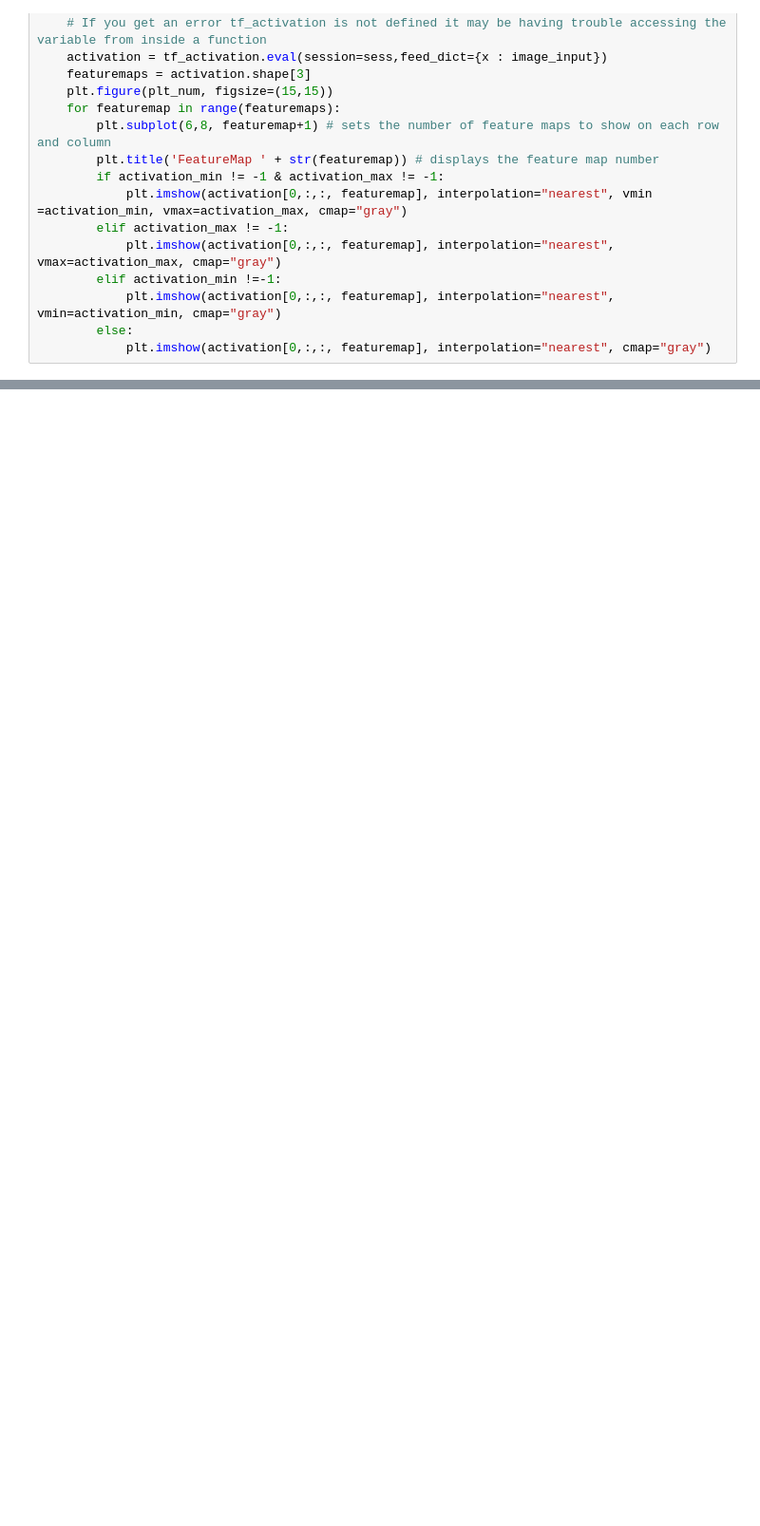
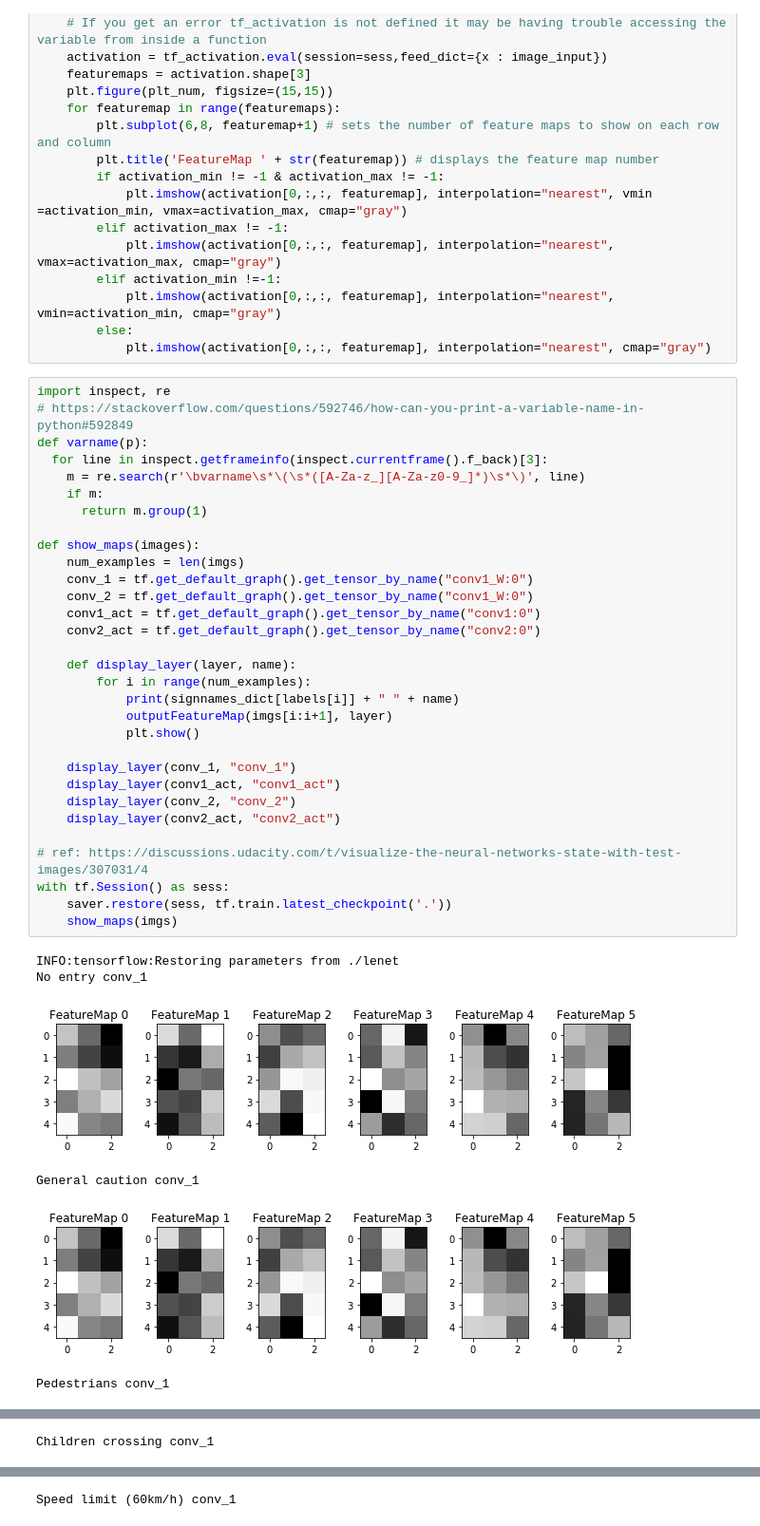
Before and after one commit to Cpruce/SDC-TrafficSigns, a Jupyter notebook: Traffic_Sign_Classifier.ipynb, the cells around one changed output, grey strips where cells are left out. Shown: that part at 95% size. Drawn from its saved outputs; the diff is of its cells as text; blank space fills up the shorter version.

```diff
--- a/Traffic_Sign_Classifier.ipynb
+++ b/Traffic_Sign_Classifier.ipynb
@@ -491,3 +543,41 @@ def outputFeatureMap(image_input, tf_activation, activation_min=-1, activation_m
             plt.imshow(activation[0,:,:, featuremap], interpolation="nearest", vmin=activation_min, cmap="gray")
         else:
             plt.imshow(activation[0,:,:, featuremap], interpolation="nearest", cmap="gray")
+# %%
+import inspect, re
+# https://stackoverflow.com/questions/592746/how-can-you-print-a-variable-name-in-python#592849
+def varname(p):
+  for line in inspect.getframeinfo(inspect.currentframe().f_back)[3]:
+    m = re.search(r'\bvarname\s*\(\s*([A-Za-z_][A-Za-z0-9_]*)\s*\)', line)
+    if m:
+      return m.group(1)
+
+def show_maps(images):
+    num_examples = len(imgs)
+    conv_1 = tf.get_default_graph().get_tensor_by_name("conv1_W:0")
+    conv_2 = tf.get_default_graph().get_tensor_by_name("conv1_W:0")
+    conv1_act = tf.get_default_graph().get_tensor_by_name("conv1:0")
+    conv2_act = tf.get_default_graph().get_tensor_by_name("conv2:0")
+
+    def display_layer(layer, name):
+        for i in range(num_examples):
+            print(signnames_dict[labels[i]] + " " + name)
+            outputFeatureMap(imgs[i:i+1], layer)
+            plt.show()
+
+    display_layer(conv_1, "conv_1")
+    display_layer(conv1_act, "conv1_act")
+    display_layer(conv_2, "conv_2")
+    display_layer(conv2_act, "conv2_act")
+
+# ref: https://discussions.udacity.com/t/visualize-the-neural-networks-state-with-test-images/307031/4
+with tf.Session() as sess:
+    saver.restore(sess, tf.train.latest_checkpoint('.'))
+    show_maps(imgs)
+# %% [output]
+INFO:tensorflow:Restoring parameters from ./lenet
+No entry conv_1
+[figure, added]
+General caution conv_1
+[figure, added]
+Pedestrians conv_1
@@ -493,0 +585 @@ def outputFeatureMap(image_input, tf_activation, activation_min=-1, activation_m
+Children crossing conv_1
@@ -493,0 +587 @@ def outputFeatureMap(image_input, tf_activation, activation_min=-1, activation_m
+Speed limit (60km/h) conv_1
```
Also changed, not shown: parts of 13 cells of this notebook, 6 other files.
